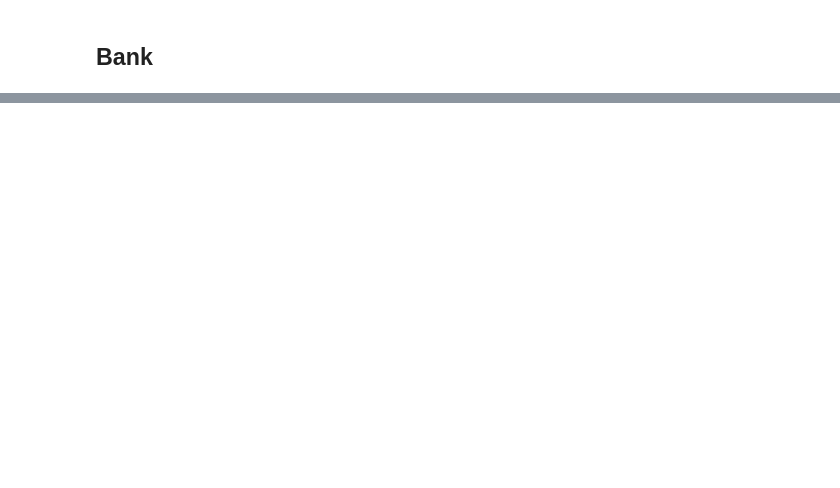
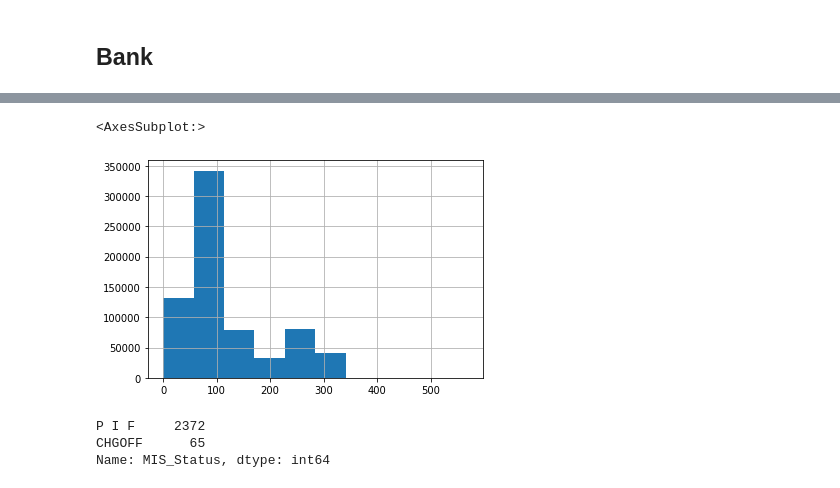
Before and after one commit to patrick-potocny/loan_prediction, a Jupyter notebook: notebooks/01_loan_prediction_eda.ipynb, the cells around one changed output, grey strips where cells are left out. Cells and saved outputs as stored; diff of their text form; code cells hidden in the pictures; blank space fills up the shorter version.

```diff
--- a/notebooks/01_loan_prediction_eda.ipynb
+++ b/notebooks/01_loan_prediction_eda.ipynb
@@ -336,0 +414,2 @@ Name: MIS_Status, dtype: float64
+# %%
+df = tranform_bank_state(df)
@@ -336,0 +455,2 @@ Name: MIS_Status, dtype: float64
+# %%
+df = transform_naics_col(df)
@@ -336,0 +499,2 @@ Name: MIS_Status, dtype: float64
+# %%
+df = approval_date_to_datetime(df)
@@ -336,0 +555,2 @@ Name: MIS_Status, dtype: float64
+# %%
+df = clean_approval_fy_col(df)
@@ -336,0 +657,11 @@ Name: MIS_Status, dtype: float64
+# %%
+df['Term'].hist()
+# %% [output]
+<AxesSubplot:>
+[figure, added]
+# %%
+df[df['Term'] > 300][label].value_counts()
+# %% [output]
+P I F     2372
+CHGOFF      65
+Name: MIS_Status, dtype: int64
```
Also changed, not shown: parts of 47 cells of this notebook, 2 other files.
